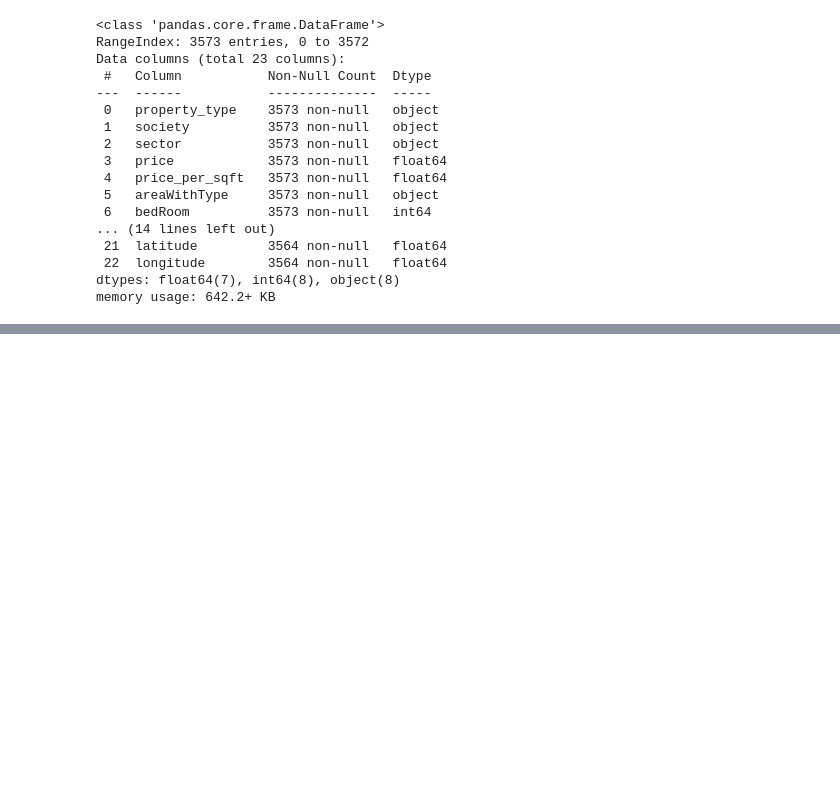
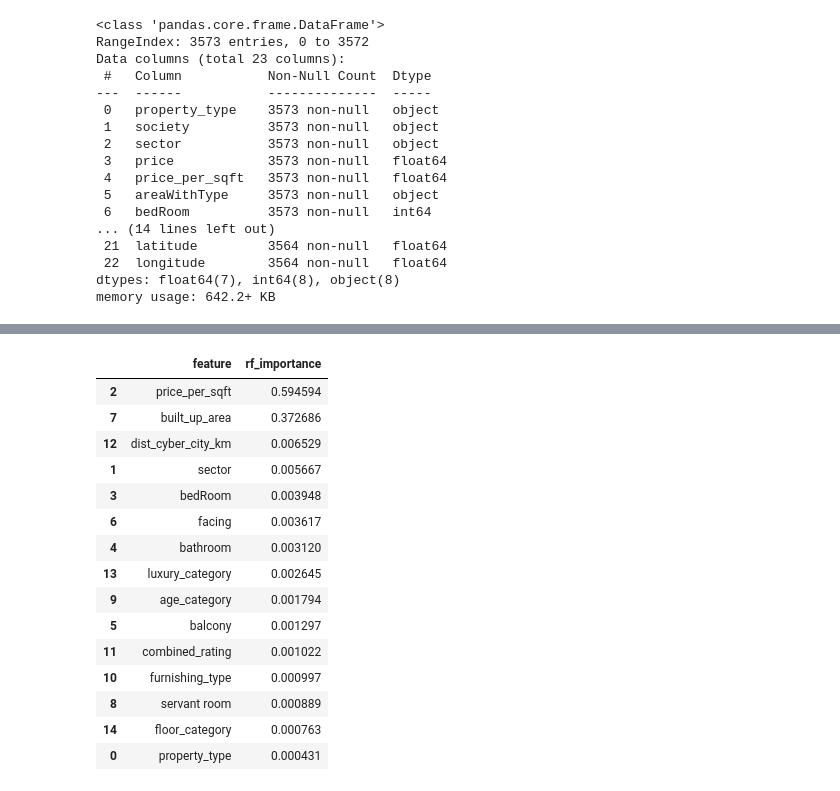
Before and after one commit to SurbhitParashar/RealEstate-ML-CapstoneProject, a Jupyter notebook: featureSelection/feature-selection-v2.ipynb, the cells around one changed output, grey strips where cells are left out. Cells and saved outputs as stored; diff of their text form; code cells hidden in the pictures; blank space fills up the shorter version.

```diff
--- a/featureSelection/feature-selection-v2.ipynb
+++ b/featureSelection/feature-selection-v2.ipynb
@@ -194,0 +432,31 @@ Name: price, dtype: float64
+# %%
+from sklearn.ensemble import RandomForestRegressor
+
+# Train a Random Forest regressor on label encoded data
+rf_label = RandomForestRegressor(n_estimators=100, random_state=42)
+rf_label.fit(X_label, y_label)
+
+# Extract feature importance scores for label encoded data
+fi_df2 = pd.DataFrame({
+    'feature': X_label.columns,
+    'rf_importance': rf_label.feature_importances_
+}).sort_values(by='rf_importance', ascending=False)
+
+fi_df2
+# %% [output]
+|  | feature | rf_importance |
+| 2 | price_per_sqft | 0.594594 |
+| 7 | built_up_area | 0.372686 |
+| 12 | dist_cyber_city_km | 0.006529 |
+| 1 | sector | 0.005667 |
+| 3 | bedRoom | 0.003948 |
+| 6 | facing | 0.003617 |
+| 4 | bathroom | 0.003120 |
+| 13 | luxury_category | 0.002645 |
+| 9 | age_category | 0.001794 |
+| 5 | balcony | 0.001297 |
+| 11 | combined_rating | 0.001022 |
+| 10 | furnishing_type | 0.000997 |
+| 8 | servant room | 0.000889 |
+| 14 | floor_category | 0.000763 |
+| 0 | property_type | 0.000431 |
```
Also changed, not shown: parts of 32 cells of this notebook.
